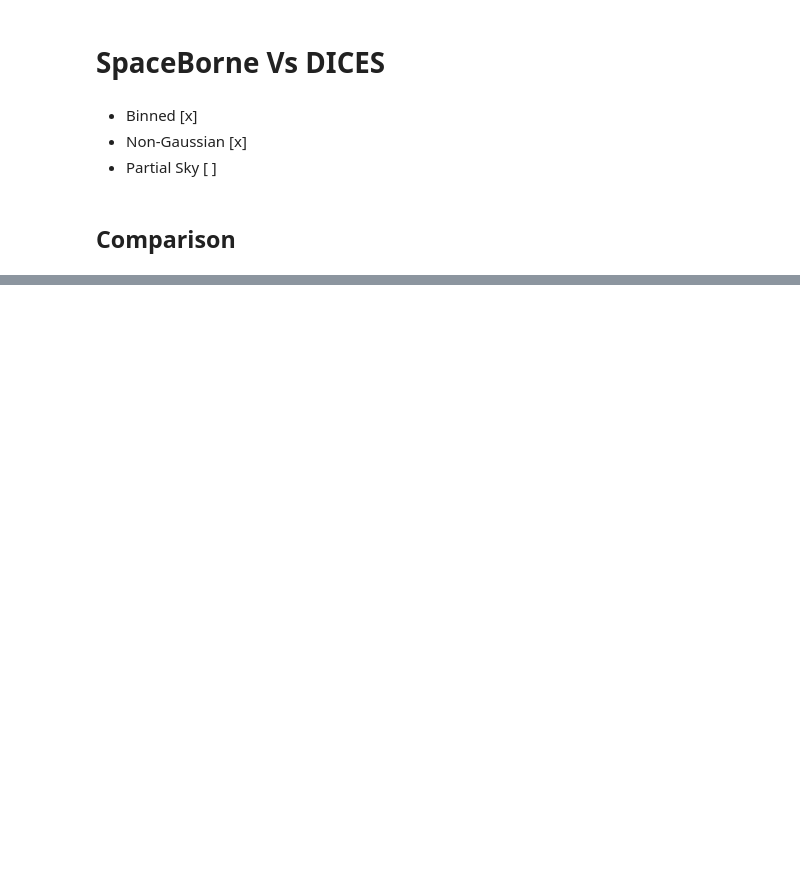
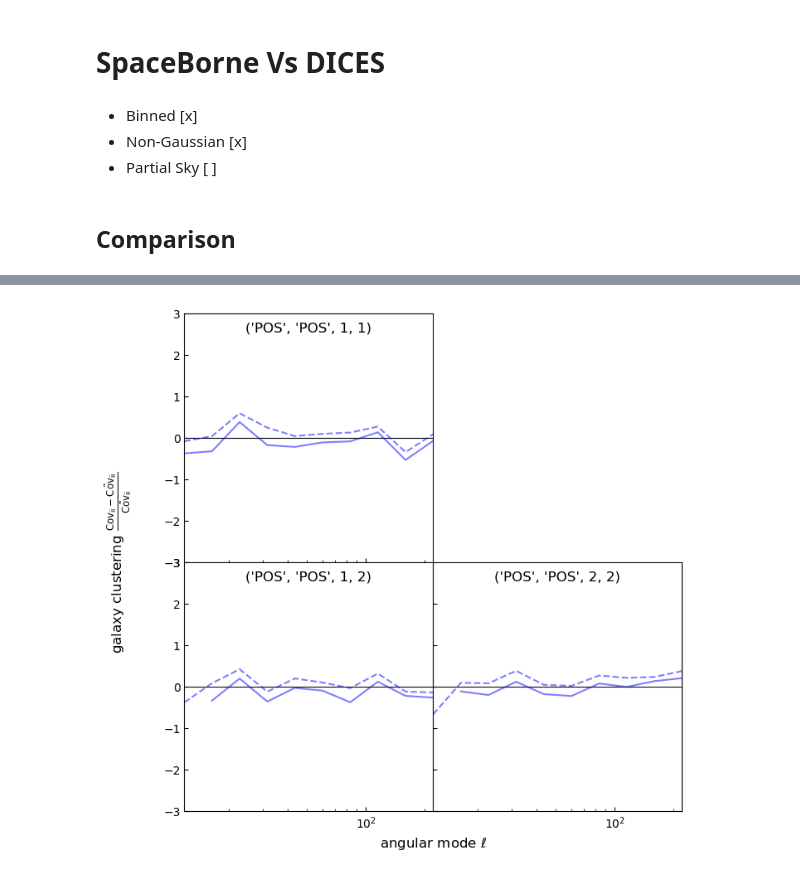
Before and after one commit to JaimeRZP/GLASS_challenge, a Jupyter notebook: comparison.ipynb, the cells around one changed output, grey strips where cells are left out. Saved outputs shown, nothing was run; the diff lists cells and outputs as text; code cells hidden in the pictures; blank space fills up the shorter version.

```diff
--- a/comparison.ipynb
+++ b/comparison.ipynb
@@ -32,6 +32,13 @@ if apply_mask:
 else:
     output_path = "./"+output_path
 
+nlbins = 10
 ls = np.arange(lmax+1)
+ledges = np.logspace(np.log10(10), np.log10(lmax), nlbins + 1)
+lgrid = (ledges[1:] + ledges[:-1]) / 2
+
+if binned:
+    ls = lgrid
+    lmax = nlbins - 1
 # %% [markdown]
 ## Comparison
@@ -80,3 +103,52 @@ scovjk = read(output_path + f"covs/shrunk_jackknife_covariance_njk_{Njk}_binned_
 db_covjk = read(output_path + f"covs/debiased_jackknife_covariance_njk_{Njk}_binned_{binned}.fits")
 dices_cov = read(output_path + f"covs/DICES_covariance_njk_{Njk}_binned_{binned}.fits")
 sb_cov = np.load("./data/sb_cov_dict.npz", allow_pickle=True)["arr_0"].item()
+# %%
+fig, ax = plt.subplots(nbins - 1, nbins - 1, figsize=(6, 6), sharex=True, sharey=True)
+
+for i in range(1, nbins):
+    for j in range(1, i):
+        ax[j - 1, i - 1].axis("off")
+    for j in range(i, nbins):
+        key = ("POS", "POS", i, j)
+        kk = ("POS", "POS",  "POS", "POS", i, j, i, j)
+        sb_kk = ("POS", "POS",  "POS", "POS", i-1, j-1, i-1, j-1)
+        _vcl = _theory_cls[key].__array__()
+        dc = dices_cov[kk]
+        jkc = covjk[kk]
+        ens_err = np.sqrt(np.diag(ensemble_cov[kk]))
+        dcerr = np.sqrt(np.diag(dc))
+        jkcerr = np.sqrt(np.diag(jkc))
+        sberr = np.sqrt(np.diag(sb_cov[sb_kk]))/np.sqrt((np.pi))
+
+        ax[j - 1, i - 1].plot(ls, (dcerr-ens_err)/ens_err, 'b-', alpha=0.5, label='DICES')
+        ax[j - 1, i - 1].plot(ls, (jkcerr-ens_err)/ens_err, 'b--', alpha=0.5, label='DICES')
+        #ax[j - 1, i - 1].plot(ls, (sberr-ens_err)/ens_err, 'r-', alpha=0.5, label='SpaceBorne')
+        if i == j:
+            gc = np.sqrt((2*_vcl**2)/(2*ls+1))
+            ax[j - 1, i - 1].plot(ls, (gc-ens_err)/ens_err, 'g-', alpha=0.5, label='Gaussian')
+
+        ax[j - 1, i - 1].axhline(0.0, c="k", lw=0.8, zorder=-1)
+        ax[j - 1, i - 1].tick_params(axis="both", which="both", direction="in")
+        ax[j - 1, i - 1].set_title(key, y=0.9)
+
+
+ax[0, 0].set_xscale("log")
+if binned:
+    ax[0, 0].set_xlim(ls[0], ls[-1])
+else:
+    ax[0, 0].set_xlim(1, lmax+1)
+ax[0, 0].xaxis.get_major_locator().set_params(numticks=99)
+ax[0, 0].xaxis.get_minor_locator().set_params(
+    numticks=99, subs=np.arange(0.1, 1.0, 0.1)
+)
+ax[0, 0].set_ylim(-3, 3)
+
+fig.subplots_adjust(left=0.0, bottom=0.0, right=1.0, top=1.0, wspace=0.0, hspace=0.0)
+
+fig.supxlabel("angular mode $\\ell$", y=-0.05, va="top")
+fig.supylabel(r"galaxy clustering $\frac{\rm{Cov}_{ii}-\tilde{\rm{Cov}}_{ii}}{\tilde{\rm{Cov}}_{ii}}$", x=-0.1, ha="right")
+
+plt.show()
+# %% [output]
+[figure, added]
```
Also changed, not shown: parts of 10 cells of this notebook, 6 other files.
